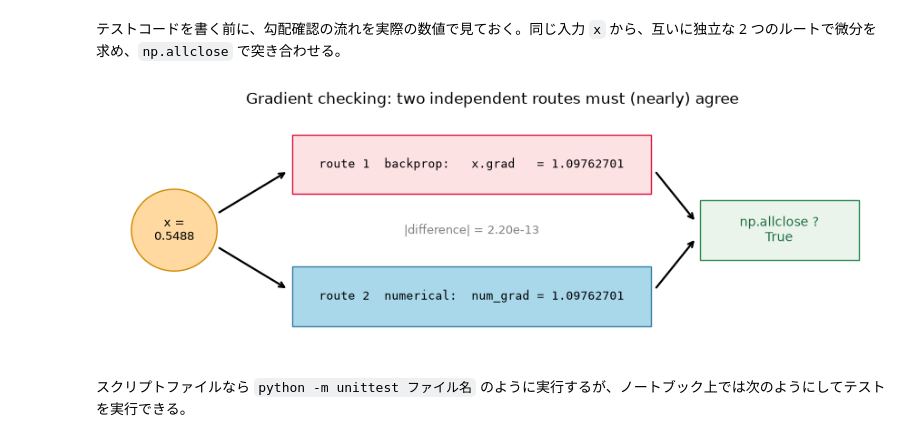
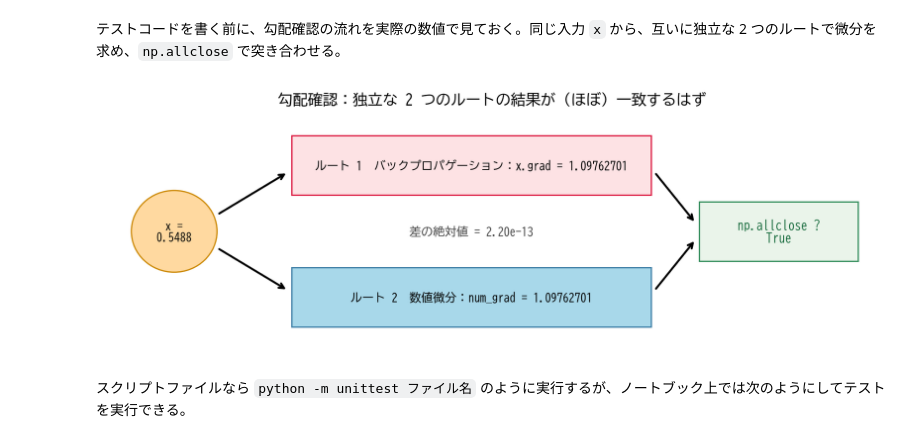
Before and after one commit to AcademiXBase/deep-learning-from-scratch-3, a Jupyter notebook: notebooks/stage1_step6-10.ipynb, the cells around one changed output. Drawn from its saved outputs; the diff is of its cells as text; code cells hidden in the pictures.

```diff
--- a/notebooks/stage1_step6-10.ipynb
+++ b/notebooks/stage1_step6-10.ipynb
@@ -778,41 +814,41 @@ Python 標準ライブラリの `unittest` を使う。作法は次のとおり
 x0 = Variable(np.random.rand(1))        # ランダムな入力
 y0 = square(x0)
 y0.backward()
 bp = x0.grad.item()                     # ルート 1：バックプロパゲーション
 ng = numerical_diff(square, x0).item()  # ルート 2：数値微分
 
 fig, ax = plt.subplots(figsize=(11, 3.4))
 ax.axis('off')
 
 ax.add_patch(plt.Circle((1.0, 1.5), 0.62, color="#ffd9a0", ec="#cc8800", zorder=2))
 ax.text(1.0, 1.5, f"x =\n{x0.data.item():.4f}", ha="center", va="center", fontsize=9, zorder=3)
 
 ax.add_patch(plt.Rectangle((2.7, 2.05), 5.2, 0.9, color="#fde2e4", ec="crimson", zorder=2))
-ax.text(5.3, 2.5, f"route 1  backprop:   x.grad   = {bp:.8f}", ha="center", va="center",
-        fontsize=9.5, family="monospace", zorder=3)
+ax.text(5.3, 2.5, f"ルート 1  バックプロパゲーション：x.grad = {bp:.8f}", ha="center", va="center",
+        fontsize=9.5, zorder=3)
 ax.add_patch(plt.Rectangle((2.7, 0.05), 5.2, 0.9, color="#a8d8ea", ec="#3a7ca5", zorder=2))
-ax.text(5.3, 0.5, f"route 2  numerical:  num_grad = {ng:.8f}", ha="center", va="center",
-        fontsize=9.5, family="monospace", zorder=3)
+ax.text(5.3, 0.5, f"ルート 2  数値微分：num_grad = {ng:.8f}", ha="center", va="center",
+        fontsize=9.5, zorder=3)
 
 ax.add_patch(plt.Rectangle((8.6, 1.05), 2.3, 0.9, color="#eaf4ea", ec="#2e8b57", zorder=2))
 ax.text(9.75, 1.5, f"np.allclose ?\n{np.allclose(x0.grad, ng)}", ha="center", va="center",
         fontsize=10, color="#1d6f42", zorder=3)
 
 for y_from, y_to in [(1.75, 2.4), (1.25, 0.6)]:
     ax.annotate("", xy=(2.65, y_to), xytext=(1.62, y_from),
                 arrowprops=dict(arrowstyle="->", color="black", lw=1.6))
 for y_from, y_to in [(2.4, 1.62), (0.6, 1.38)]:
     ax.annotate("", xy=(8.55, y_to), xytext=(7.95, y_from),
                 arrowprops=dict(arrowstyle="->", color="black", lw=1.6))
 
-ax.text(5.3, 1.5, f"|difference| = {abs(bp - ng):.2e}", ha="center", va="center",
-        fontsize=9, color="gray")
+ax.text(5.3, 1.5, f"差の絶対値 = {abs(bp - ng):.2e}", ha="center", va="center",
+        fontsize=9.5, color="#444444")
 ax.set_xlim(0, 11.2)
 ax.set_ylim(-0.3, 3.3)
-ax.set_title("Gradient checking: two independent routes must (nearly) agree", fontsize=12)
+ax.set_title("勾配確認：独立な 2 つのルートの結果が (ほぼ) 一致するはず", fontsize=12)
 plt.show()
 # %% [output]
-[figure, old version]
+[figure, new version]
 # %%
 import unittest
 
```
Also changed, not shown: parts of 7 cells of this notebook.
